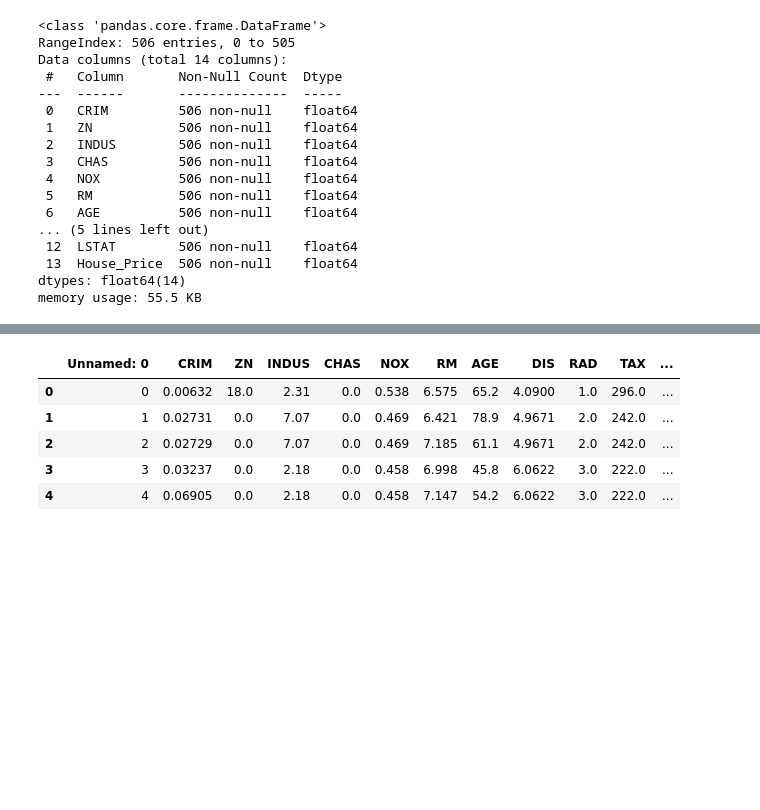
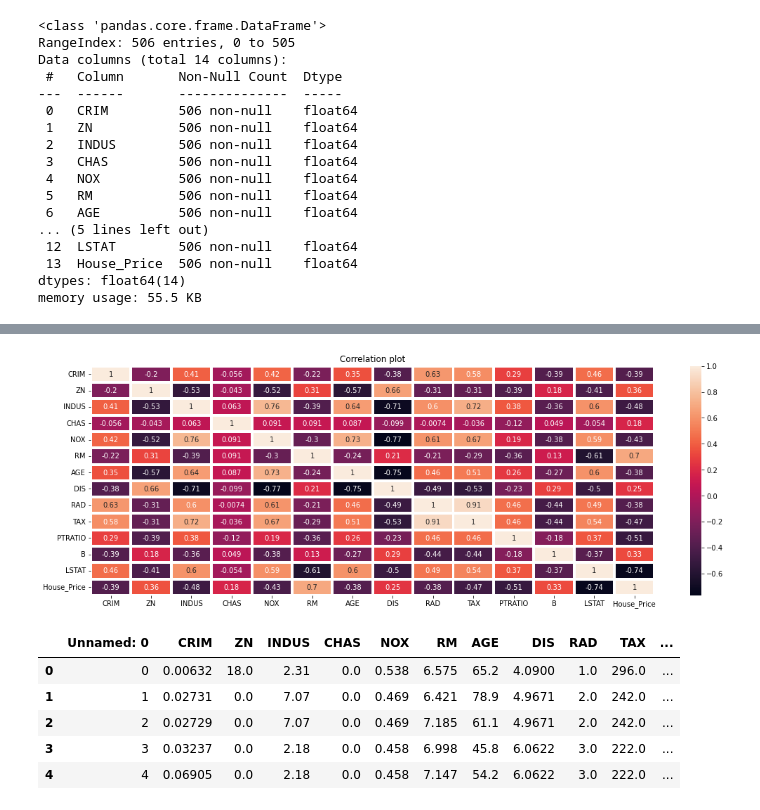
Before and after one commit to sandeepbansode/Machine_Learning_Data_Science, a Jupyter notebook: Logistic_Regression_Boston_Data_binning.ipynb, the cells around one changed output, grey strips where cells are left out. Drawn from its saved outputs; the diff is of its cells as text; code cells hidden in the pictures; blank space fills up the shorter version.

```diff
--- a/Logistic_Regression_Boston_Data_binning.ipynb
+++ b/Logistic_Regression_Boston_Data_binning.ipynb
@@ -126,6 +128,14 @@ boston_pd.describe()
 | 50% | 0.256510 | 0.000000 | 9.690000 | 0.000000 | 0.538000 | 6.208500 | 77.500000 | 3.207450 | 5.000000 | 330.000000 | 19.050000 | ... |
 | 75% | 3.677083 | 12.500000 | 18.100000 | 0.000000 | 0.624000 | 6.623500 | 94.075000 | 5.188425 | 24.000000 | 666.000000 | 20.200000 | ... |
 | max | 88.976200 | 100.000000 | 27.740000 | 1.000000 | 0.871000 | 8.780000 | 100.000000 | 12.126500 | 24.000000 | 711.000000 | 22.000000 | ... |
+# %%
+#correlation between features
+plt.figure(figsize=(18,6))
+corr_plot = sns.heatmap(boston_pd.corr(),annot = True,linewidths=3 )
+plt.title("Correlation plot")
+plt.show()
+# %% [output]
+[figure, added]
 # %%
 #saving our new data in csv
 #and we use this data for RFM analysis and here after we use sql
```
Also changed, not shown: parts of 8 cells of this notebook.
